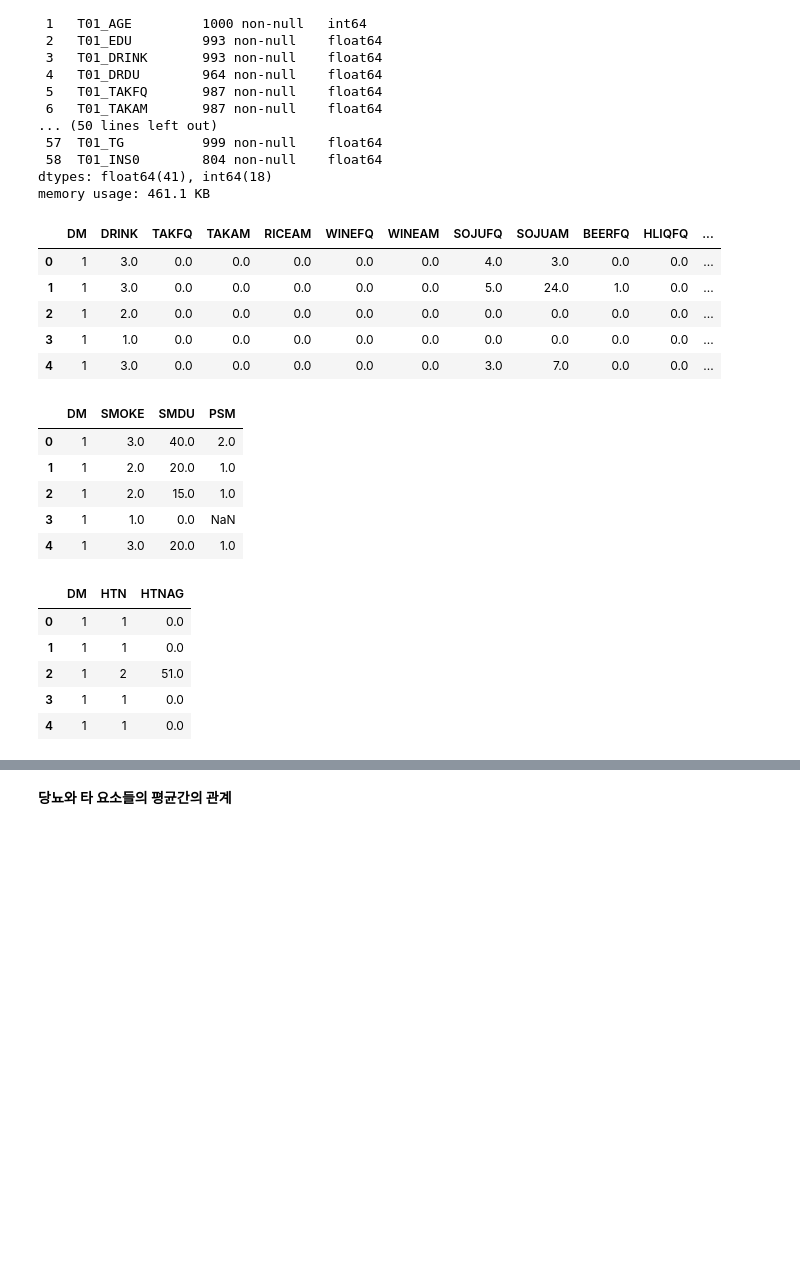
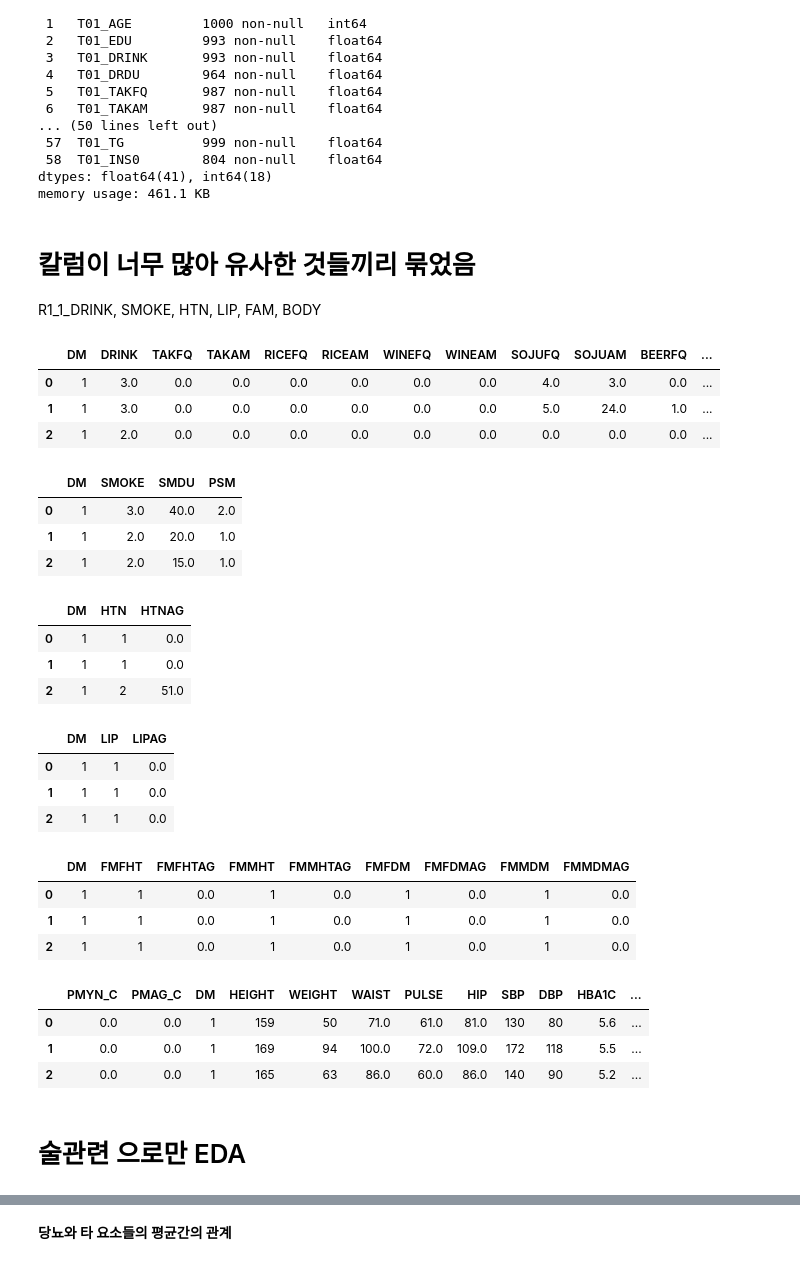
Before and after one commit to JOyongho4/DARTB4, a Jupyter notebook: KoreanHealthRecords.ipynb, the cells around one changed output, grey strips where cells are left out. Cells and saved outputs as stored; diff of their text form; code cells hidden in the pictures; blank space fills up the shorter version.

```diff
--- a/KoreanHealthRecords.ipynb
+++ b/KoreanHealthRecords.ipynb
@@ -132,34 +128,62 @@ memory usage: 461.1 KB
 # %%
 # T01_ 전부 제거
 R1_1.columns = R1_1.columns.str.replace('T01_', '', regex=False)
+# %% [markdown]
+# 칼럼이 너무 많아 유사한 것들끼리 묶었음
+R1_1_DRINK, SMOKE, HTN, LIP, FAM, BODY
 # %%
 # 술과 관련된 칼럼들만 모았음
-R1_1_DRINK=R1_1[['DM','DRINK','TAKFQ','TAKAM','RICEAM','WINEFQ','WINEAM','SOJUFQ','SOJUAM','BEERFQ','HLIQFQ','HLIQAM']]
-R1_1_DRINK.head()
+R1_1_DRINK=R1_1[['DM','DRINK','TAKFQ','TAKAM','RICEFQ','RICEAM','WINEFQ','WINEAM','SOJUFQ','SOJUAM','BEERFQ','BEERAM','HLIQFQ','HLIQAM']]
+R1_1_DRINK.head(3)
 # %% [output]
-|  | DM | DRINK | TAKFQ | TAKAM | RICEAM | WINEFQ | WINEAM | SOJUFQ | SOJUAM | BEERFQ | HLIQFQ | ... |
-| 0 | 1 | 3.0 | 0.0 | 0.0 | 0.0 | 0.0 | 0.0 | 4.0 | 3.0 | 0.0 | 0.0 | ... |
-| 1 | 1 | 3.0 | 0.0 | 0.0 | 0.0 | 0.0 | 0.0 | 5.0 | 24.0 | 1.0 | 0.0 | ... |
+|  | DM | DRINK | TAKFQ | TAKAM | RICEFQ | RICEAM | WINEFQ | WINEAM | SOJUFQ | SOJUAM | BEERFQ | ... |
+| 0 | 1 | 3.0 | 0.0 | 0.0 | 0.0 | 0.0 | 0.0 | 0.0 | 4.0 | 3.0 | 0.0 | ... |
+| 1 | 1 | 3.0 | 0.0 | 0.0 | 0.0 | 0.0 | 0.0 | 0.0 | 5.0 | 24.0 | 1.0 | ... |
 | 2 | 1 | 2.0 | 0.0 | 0.0 | 0.0 | 0.0 | 0.0 | 0.0 | 0.0 | 0.0 | 0.0 | ... |
-| 3 | 1 | 1.0 | 0.0 | 0.0 | 0.0 | 0.0 | 0.0 | 0.0 | 0.0 | 0.0 | 0.0 | ... |
-| 4 | 1 | 3.0 | 0.0 | 0.0 | 0.0 | 0.0 | 0.0 | 3.0 | 7.0 | 0.0 | 0.0 | ... |
 # %%
+# 흡연과 관련된 칼럼만 모았음
 R1_1_SMOKE=R1_1[['DM','SMOKE','SMDU','PSM']]
-R1_1_SMOKE.head()
+R1_1_SMOKE.head(3)
 # %% [output]
 |  | DM | SMOKE | SMDU | PSM |
 | 0 | 1 | 3.0 | 40.0 | 2.0 |
 | 1 | 1 | 2.0 | 20.0 | 1.0 |
 | 2 | 1 | 2.0 | 15.0 | 1.0 |
-| 3 | 1 | 1.0 | 0.0 | NaN |
-| 4 | 1 | 3.0 | 20.0 | 1.0 |
 # %%
+# 고혈압과 관련된 칼럼만 모았음
 R1_1_HTN=R1_1[['DM','HTN','HTNAG']]
-R1_1_HTN.head()
+R1_1_HTN.head(3)
 # %% [output]
 |  | DM | HTN | HTNAG |
 | 0 | 1 | 1 | 0.0 |
 | 1 | 1 | 1 | 0.0 |
 | 2 | 1 | 2 | 51.0 |
-| 3 | 1 | 1 | 0.0 |
-| 4 | 1 | 1 | 0.0 |
+# %%
+# 고지혈증과 관련된 칼럼만 모았음
+R1_1_LIP=R1_1[['DM','LIP','LIPAG']]
+R1_1_LIP.head(3)
+# %% [output]
+|  | DM | LIP | LIPAG |
+| 0 | 1 | 1 | 0.0 |
+| 1 | 1 | 1 | 0.0 |
+| 2 | 1 | 1 | 0.0 |
+# %%
+# 가족력과 관련된 칼럼만 모았음
+R1_1_FAM=R1_1[['DM','FMFHT','FMFHTAG','FMMHT','FMMHTAG','FMFDM','FMFDMAG','FMMDM','FMMDMAG']]
+R1_1_FAM.head(3)
+# %% [output]
+|  | DM | FMFHT | FMFHTAG | FMMHT | FMMHTAG | FMFDM | FMFDMAG | FMMDM | FMMDMAG |
+| 0 | 1 | 1 | 0.0 | 1 | 0.0 | 1 | 0.0 | 1 | 0.0 |
+| 1 | 1 | 1 | 0.0 | 1 | 0.0 | 1 | 0.0 | 1 | 0.0 |
+| 2 | 1 | 1 | 0.0 | 1 | 0.0 | 1 | 0.0 | 1 | 0.0 |
+# %%
+# 신체정보와 관련된 칼럼만 모았음
+R1_1_BODY=R1_1[['PMYN_C','PMAG_C','DM','HEIGHT','WEIGHT','WAIST','PULSE','HIP','SBP','DBP','HBA1C','GLU0','CREATININE','AST','ALT','TCHL','HDL','TG','INS0']]
+R1_1_BODY.head(3)
+# %% [output]
+|  | PMYN_C | PMAG_C | DM | HEIGHT | WEIGHT | WAIST | PULSE | HIP | SBP | DBP | HBA1C | ... |
+| 0 | 0.0 | 0.0 | 1 | 159 | 50 | 71.0 | 61.0 | 81.0 | 130 | 80 | 5.6 | ... |
+| 1 | 0.0 | 0.0 | 1 | 169 | 94 | 100.0 | 72.0 | 109.0 | 172 | 118 | 5.5 | ... |
+| 2 | 0.0 | 0.0 | 1 | 165 | 63 | 86.0 | 60.0 | 86.0 | 140 | 90 | 5.2 | ... |
+# %% [markdown]
+# 술관련 으로만 EDA
```
Also changed, not shown: parts of 25 cells of this notebook.
